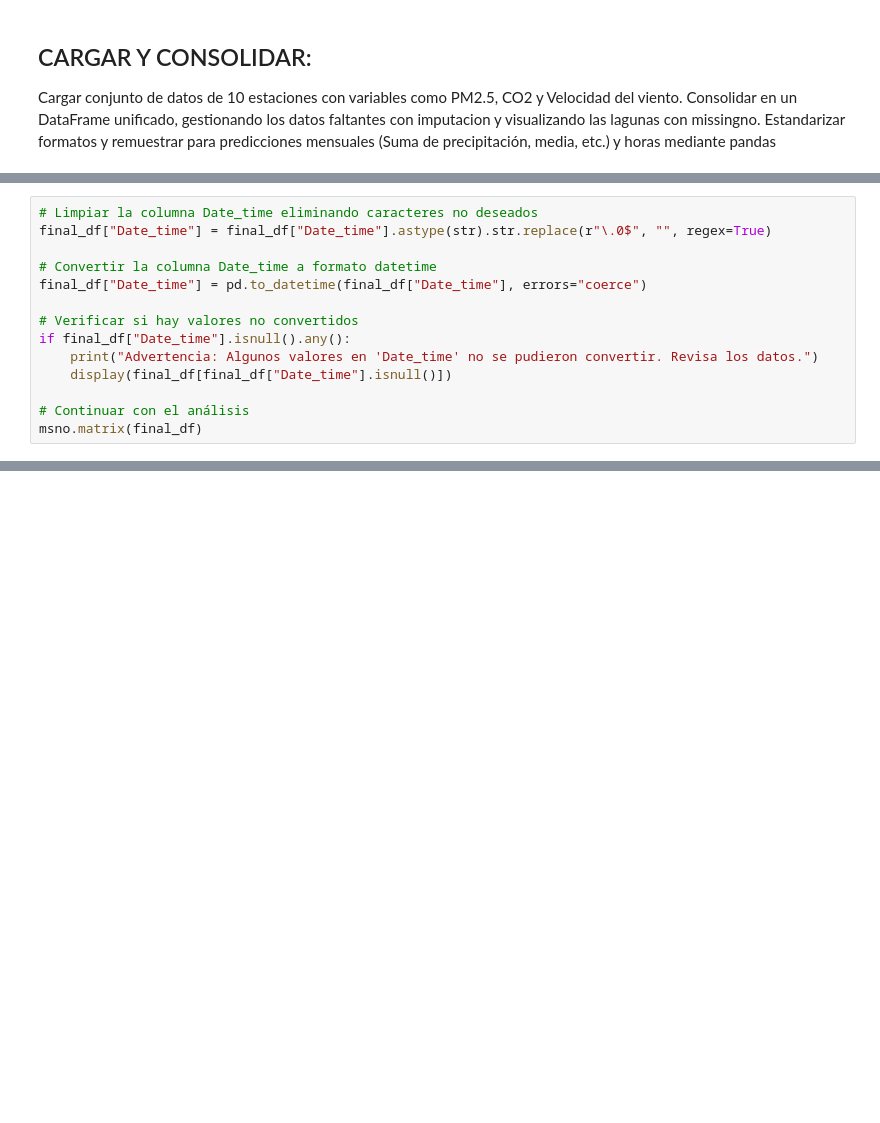
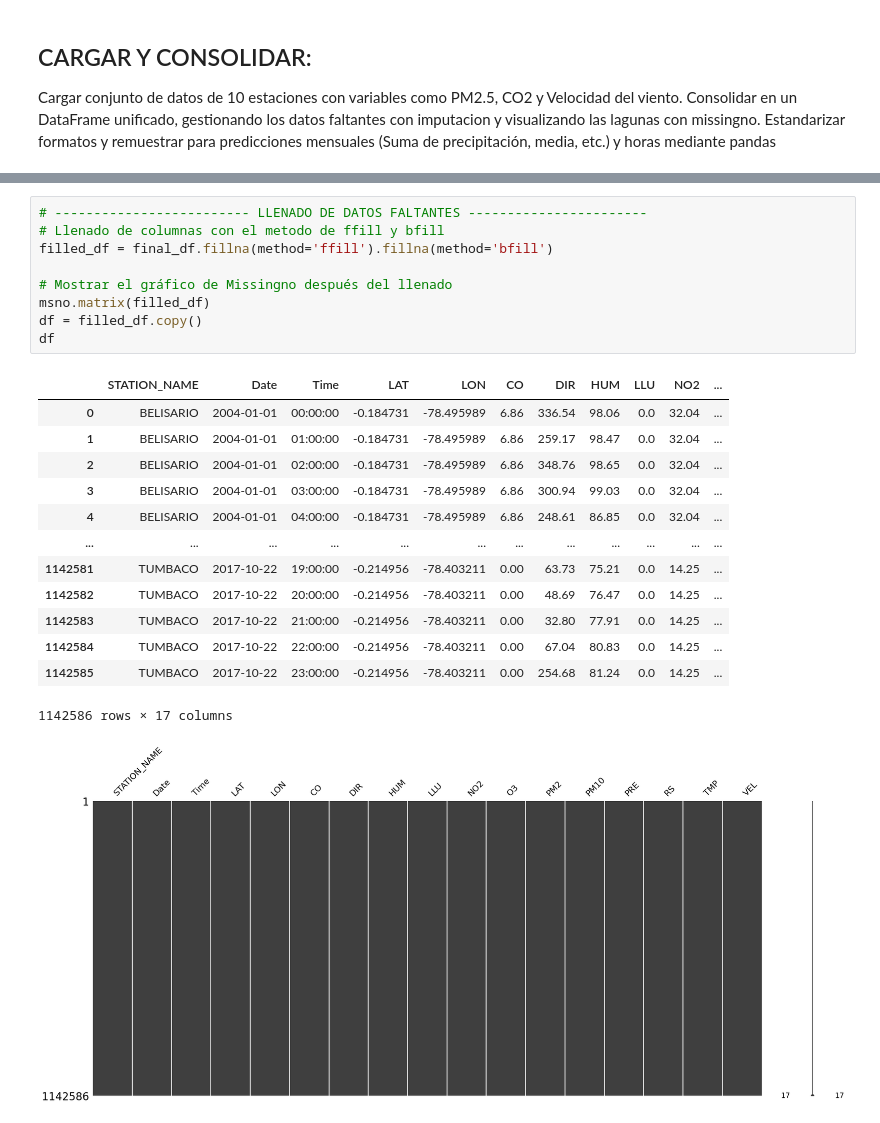
Before and after one commit to JossueJativa/InteligenciaArtificial2, a Jupyter notebook: Proyecto/EJDJ.ipynb, the cells around one changed output, grey strips where cells are left out. Drawn from its saved outputs; the diff is of its cells as text; blank space fills up the shorter version.

```diff
--- a/Proyecto/EJDJ.ipynb
+++ b/Proyecto/EJDJ.ipynb
@@ -73,14 +62,0 @@ for file in csv_files:
-# %%
-# Limpiar la columna Date_time eliminando caracteres no deseados
-final_df["Date_time"] = final_df["Date_time"].astype(str).str.replace(r"\.0$", "", regex=True)
-
-# Convertir la columna Date_time a formato datetime
-final_df["Date_time"] = pd.to_datetime(final_df["Date_time"], errors="coerce")
-
-# Verificar si hay valores no convertidos
-if final_df["Date_time"].isnull().any():
-    print("Advertencia: Algunos valores en 'Date_time' no se pudieron convertir. Revisa los datos.")
-    display(final_df[final_df["Date_time"].isnull()])
-
-# Continuar con el análisis
-msno.matrix(final_df)
@@ -119 +85,25 @@ Visualizaremos tendencias temporales, patrones estacionales y relaciones entre v
+# %%
+# ------------------------- LLENADO DE DATOS FALTANTES -----------------------
+# Llenado de columnas con el metodo de ffill y bfill
+filled_df = final_df.fillna(method='ffill').fillna(method='bfill')
+
+# Mostrar el gráfico de Missingno después del llenado
+msno.matrix(filled_df)
+df = filled_df.copy()
+df
+# %% [output]
+|  | STATION_NAME | Date | Time | LAT | LON | CO | DIR | HUM | LLU | NO2 | ... |
+| 0 | BELISARIO | 2004-01-01 | 00:00:00 | -0.184731 | -78.495989 | 6.86 | 336.54 | 98.06 | 0.0 | 32.04 | ... |
+| 1 | BELISARIO | 2004-01-01 | 01:00:00 | -0.184731 | -78.495989 | 6.86 | 259.17 | 98.47 | 0.0 | 32.04 | ... |
+| 2 | BELISARIO | 2004-01-01 | 02:00:00 | -0.184731 | -78.495989 | 6.86 | 348.76 | 98.65 | 0.0 | 32.04 | ... |
+| 3 | BELISARIO | 2004-01-01 | 03:00:00 | -0.184731 | -78.495989 | 6.86 | 300.94 | 99.03 | 0.0 | 32.04 | ... |
+| 4 | BELISARIO | 2004-01-01 | 04:00:00 | -0.184731 | -78.495989 | 6.86 | 248.61 | 86.85 | 0.0 | 32.04 | ... |
+| ... | ... | ... | ... | ... | ... | ... | ... | ... | ... | ... | ... |
+| 1142581 | TUMBACO | 2017-10-22 | 19:00:00 | -0.214956 | -78.403211 | 0.00 | 63.73 | 75.21 | 0.0 | 14.25 | ... |
+| 1142582 | TUMBACO | 2017-10-22 | 20:00:00 | -0.214956 | -78.403211 | 0.00 | 48.69 | 76.47 | 0.0 | 14.25 | ... |
+| 1142583 | TUMBACO | 2017-10-22 | 21:00:00 | -0.214956 | -78.403211 | 0.00 | 32.80 | 77.91 | 0.0 | 14.25 | ... |
+| 1142584 | TUMBACO | 2017-10-22 | 22:00:00 | -0.214956 | -78.403211 | 0.00 | 67.04 | 80.83 | 0.0 | 14.25 | ... |
+| 1142585 | TUMBACO | 2017-10-22 | 23:00:00 | -0.214956 | -78.403211 | 0.00 | 254.68 | 81.24 | 0.0 | 14.25 | ... |
+1142586 rows × 17 columns
+[figure, added]
 # %%
```
Also changed, not shown: parts of 13 cells of this notebook.
